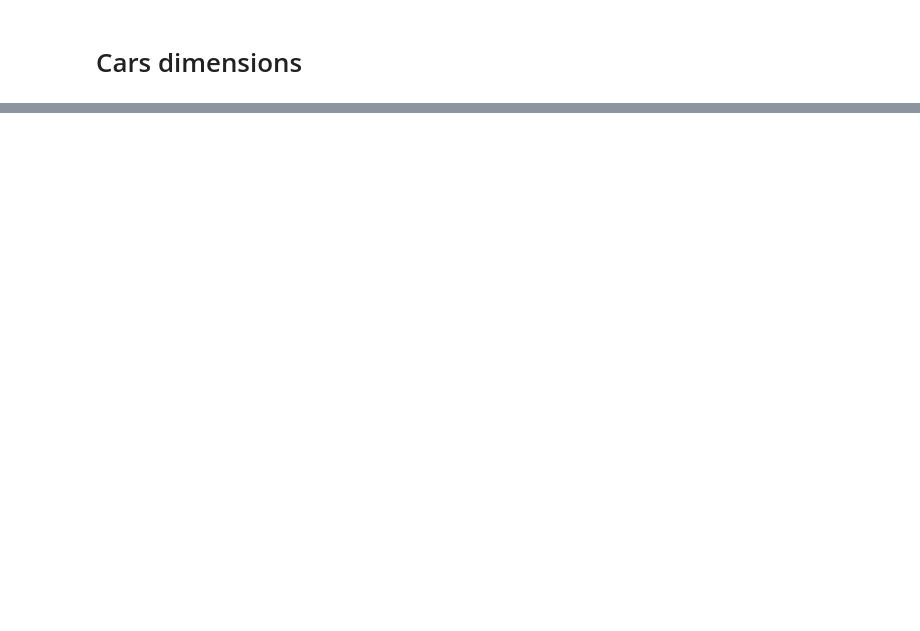
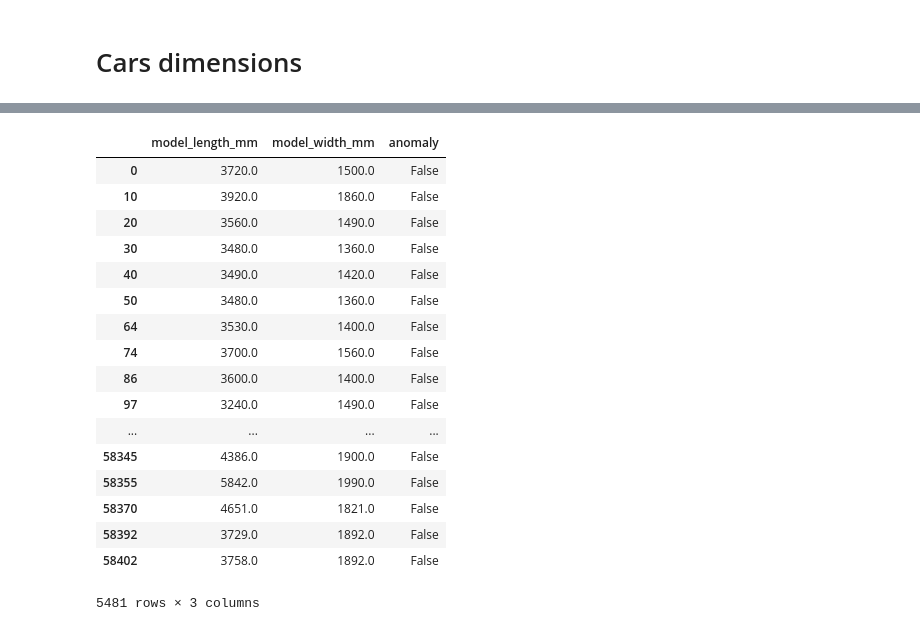
Before and after one commit to ychalier/anomaly, a Jupyter notebook: cars.ipynb, the cells around one changed output, grey strips where cells are left out. Saved outputs shown, nothing was run; the diff lists cells and outputs as text; code cells hidden in the pictures; blank space fills up the shorter version.

```diff
--- a/cars.ipynb
+++ b/cars.ipynb
@@ -25,0 +120,26 @@ plt.show()
+# %%
+# Building new dataset
+dataset = sizes.loc[::10]
+dataset.insert(2, "anomaly", False)
+to_append = pd.DataFrame([[dot[0], dot[1], True] for dot in wrong_dots], columns=dataset.columns)
+dataset.append(to_append)
+dataset
+# %% [output]
+|  | model_length_mm | model_width_mm | anomaly |
+| 0 | 3720.0 | 1500.0 | False |
+| 10 | 3920.0 | 1860.0 | False |
+| 20 | 3560.0 | 1490.0 | False |
+| 30 | 3480.0 | 1360.0 | False |
+| 40 | 3490.0 | 1420.0 | False |
+| 50 | 3480.0 | 1360.0 | False |
+| 64 | 3530.0 | 1400.0 | False |
+| 74 | 3700.0 | 1560.0 | False |
+| 86 | 3600.0 | 1400.0 | False |
+| 97 | 3240.0 | 1490.0 | False |
+| ... | ... | ... | ... |
+| 58345 | 4386.0 | 1900.0 | False |
+| 58355 | 5842.0 | 1990.0 | False |
+| 58370 | 4651.0 | 1821.0 | False |
+| 58392 | 3729.0 | 1892.0 | False |
+| 58402 | 3758.0 | 1892.0 | False |
+5481 rows × 3 columns
```
Also changed, not shown: parts of 9 cells of this notebook.
